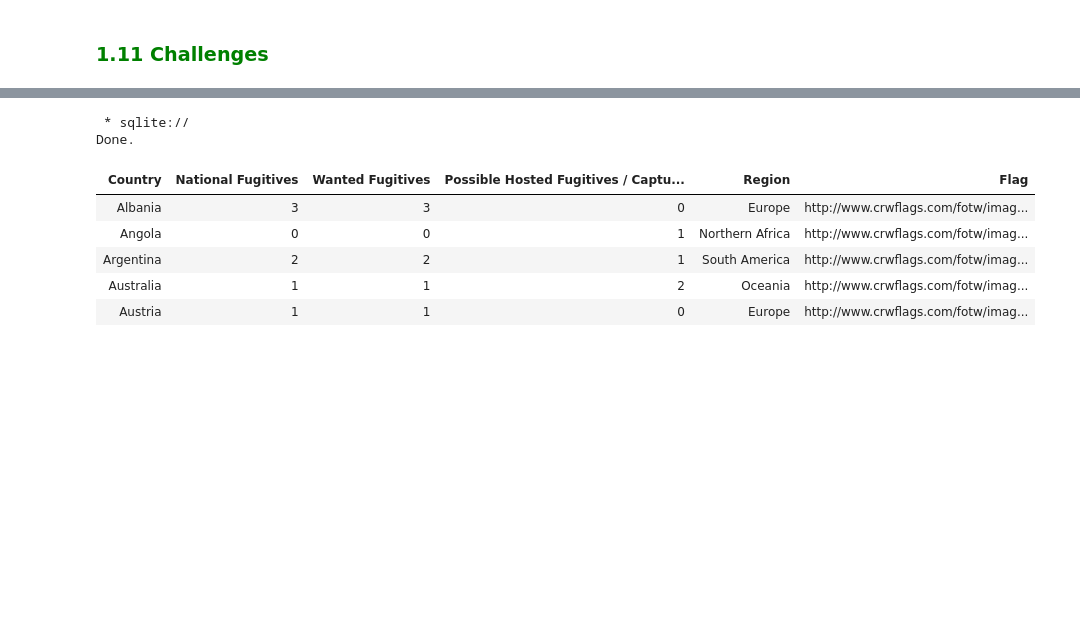
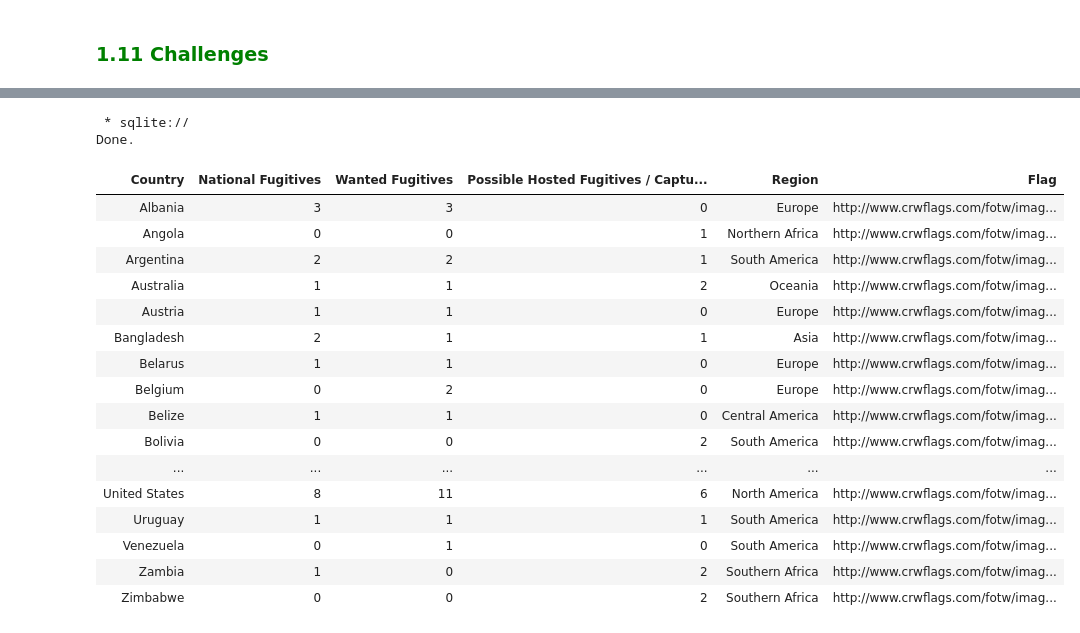
Before and after one commit to LucyKinyua/Week1_MS, a Jupyter notebook: Copy_of_SQL_Programming_Selecting_&_Retrieving_Data_with_SQL.ipynb, the cells around one changed output, grey strips where cells are left out. Saved outputs shown, nothing was run; the diff lists cells and outputs as text; code cells hidden in the pictures; blank space fills up the shorter version.

```diff
--- a/Copy_of_SQL_Programming_Selecting_&_Retrieving_Data_with_SQL.ipynb
+++ b/Copy_of_SQL_Programming_Selecting_&_Retrieving_Data_with_SQL.ipynb
@@ -1045,15 +1070,27 @@ Done.
 # %%
 # Challenge 2
 # Select all the records that do not contain null values from the Interpol dataset
 #
 %%sql
-SELECT * FROM Interpol LIMIT 5;
+SELECT * FROM Interpol
+WHERE Country IS NOT NULL;
 # %% [output]
  * sqlite://
 Done.
 | Country | National Fugitives | Wanted Fugitives | Possible Hosted Fugitives / Captu... | Region | Flag |
 | Albania | 3 | 3 | 0 | Europe | http://www.crwflags.com/fotw/imag... |
 | Angola | 0 | 0 | 1 | Northern Africa | http://www.crwflags.com/fotw/imag... |
 | Argentina | 2 | 2 | 1 | South America | http://www.crwflags.com/fotw/imag... |
 | Australia | 1 | 1 | 2 | Oceania | http://www.crwflags.com/fotw/imag... |
 | Austria | 1 | 1 | 0 | Europe | http://www.crwflags.com/fotw/imag... |
+| Bangladesh | 2 | 1 | 1 | Asia | http://www.crwflags.com/fotw/imag... |
+| Belarus | 1 | 1 | 0 | Europe | http://www.crwflags.com/fotw/imag... |
+| Belgium | 0 | 2 | 0 | Europe | http://www.crwflags.com/fotw/imag... |
+| Belize | 1 | 1 | 0 | Central America | http://www.crwflags.com/fotw/imag... |
+| Bolivia | 0 | 0 | 2 | South America | http://www.crwflags.com/fotw/imag... |
+| ... | ... | ... | ... | ... | ... |
+| United States | 8 | 11 | 6 | North America | http://www.crwflags.com/fotw/imag... |
+| Uruguay | 1 | 1 | 1 | South America | http://www.crwflags.com/fotw/imag... |
+| Venezuela | 0 | 1 | 0 | South America | http://www.crwflags.com/fotw/imag... |
+| Zambia | 1 | 0 | 2 | Southern Africa | http://www.crwflags.com/fotw/imag... |
+| Zimbabwe | 0 | 0 | 2 | Southern Africa | http://www.crwflags.com/fotw/imag... |
```
Also changed, not shown: parts of 22 cells of this notebook.
